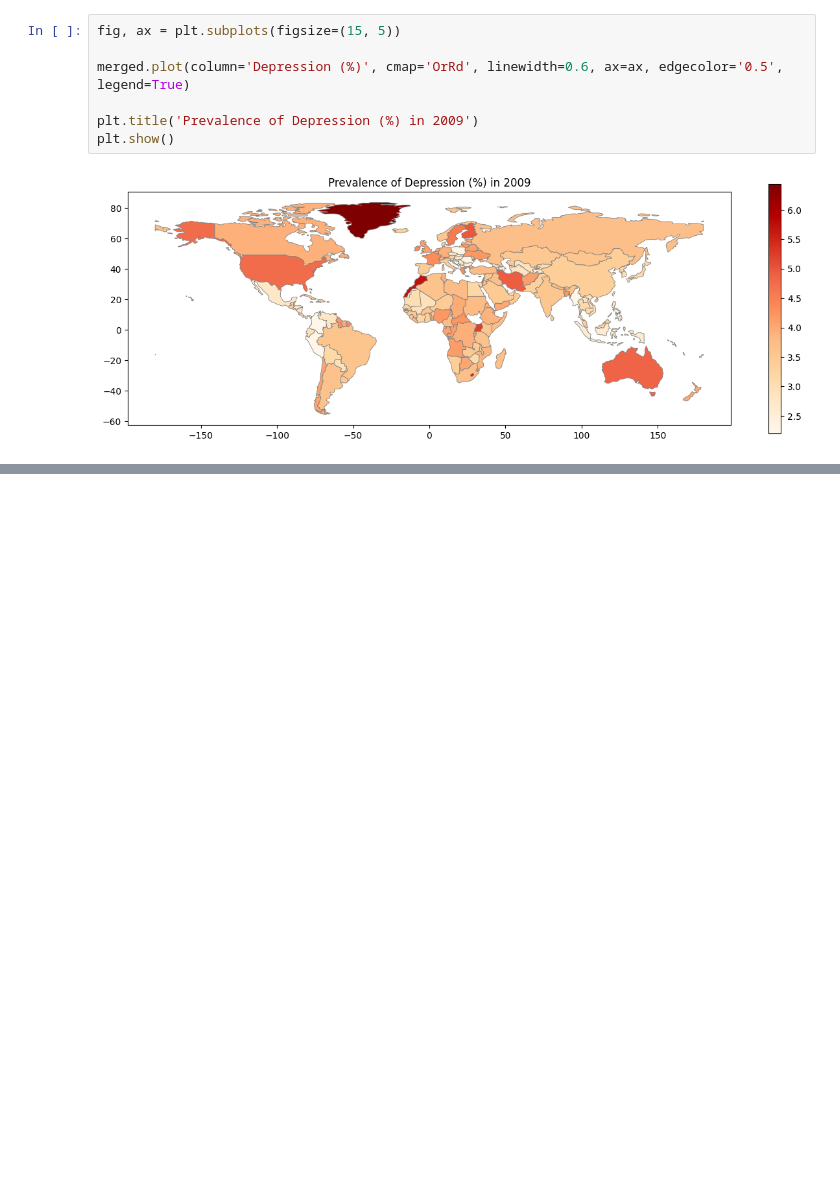
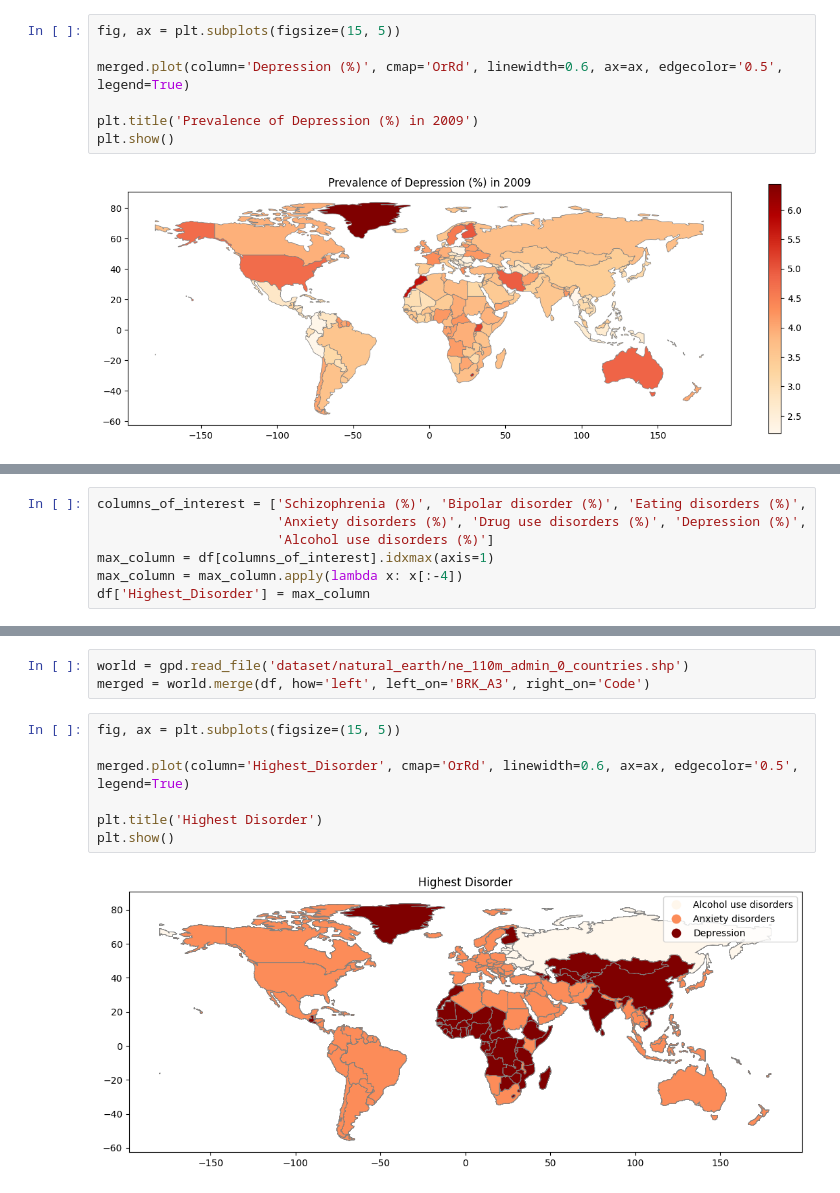
Before and after one commit to supernauth/mental_health_disorder, a Jupyter notebook: mental_health_disorder.ipynb, the cells around one changed output, grey strips where cells are left out. Drawn from its saved outputs; the diff is of its cells as text; blank space fills up the shorter version.

```diff
--- a/mental_health_disorder.ipynb
+++ b/mental_health_disorder.ipynb
@@ -76,0 +89,7 @@ plt.show()
+# %%
+columns_of_interest = ['Schizophrenia (%)', 'Bipolar disorder (%)', 'Eating disorders (%)',
+                       'Anxiety disorders (%)', 'Drug use disorders (%)', 'Depression (%)',
+                       'Alcohol use disorders (%)']
+max_column = df[columns_of_interest].idxmax(axis=1)
+max_column = max_column.apply(lambda x: x[:-4])
+df['Highest_Disorder'] = max_column
@@ -76,0 +105,12 @@ plt.show()
+# %%
+world = gpd.read_file('dataset/natural_earth/ne_110m_admin_0_countries.shp')
+merged = world.merge(df, how='left', left_on='BRK_A3', right_on='Code')
+# %%
+fig, ax = plt.subplots(figsize=(15, 5))
+
+merged.plot(column='Highest_Disorder', cmap='OrRd', linewidth=0.6, ax=ax, edgecolor='0.5', legend=True)
+
+plt.title('Highest Disorder')
+plt.show()
+# %% [output]
+[figure, added]
```
Also changed, not shown: parts of 3 cells of this notebook.
